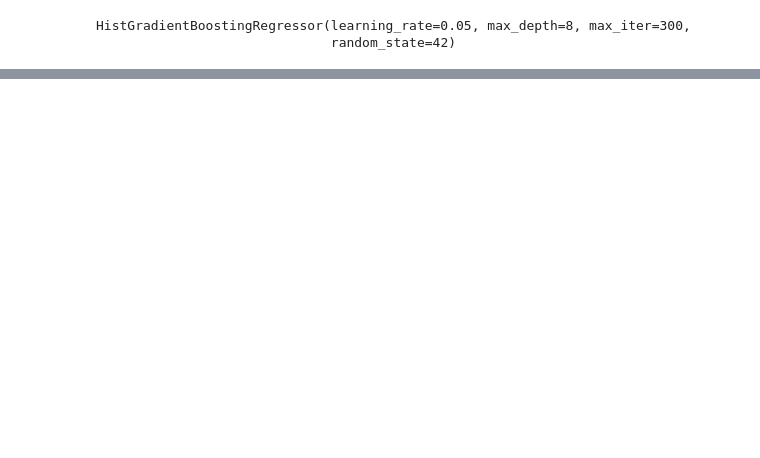
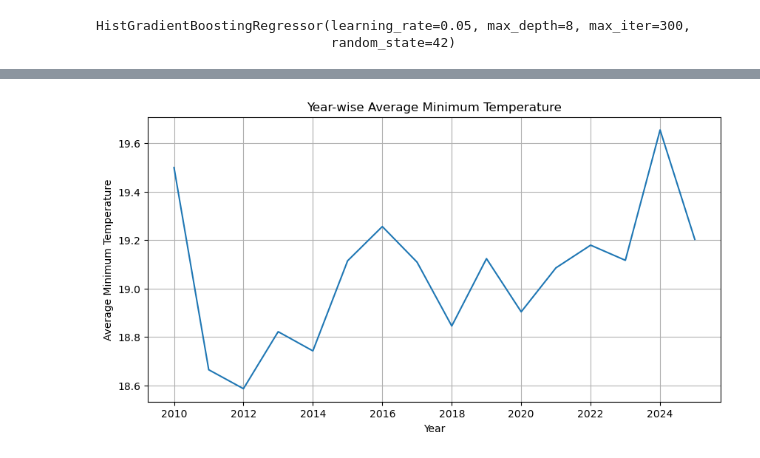
Before and after one commit to shudhanshusingh649/PowerBI-Dashboard-Projects, a Jupyter notebook: Temperature_Model/temperature_model.ipynb, the cells around one changed output, grey strips where cells are left out. Saved outputs shown, nothing was run; the diff lists cells and outputs as text; code cells hidden in the pictures; blank space fills up the shorter version.

```diff
--- a/Temperature_Model/temperature_model.ipynb
+++ b/Temperature_Model/temperature_model.ipynb
@@ -243,0 +287,16 @@ R² : 0.947402307284285
+# %%
+yearly_temp = (
+    df.groupby("Year")["Min_Temperature"]
+      .mean()
+      .reset_index())
+plt.figure(figsize=(10,5))
+plt.plot(
+    yearly_temp["Year"],
+    yearly_temp["Min_Temperature"])
+plt.xlabel("Year")
+plt.ylabel("Average Minimum Temperature")
+plt.title("Year-wise Average Minimum Temperature")
+plt.grid(True)
+plt.show()
+# %% [output]
+[figure, added]
```
Also changed, not shown: parts of 28 cells of this notebook.
